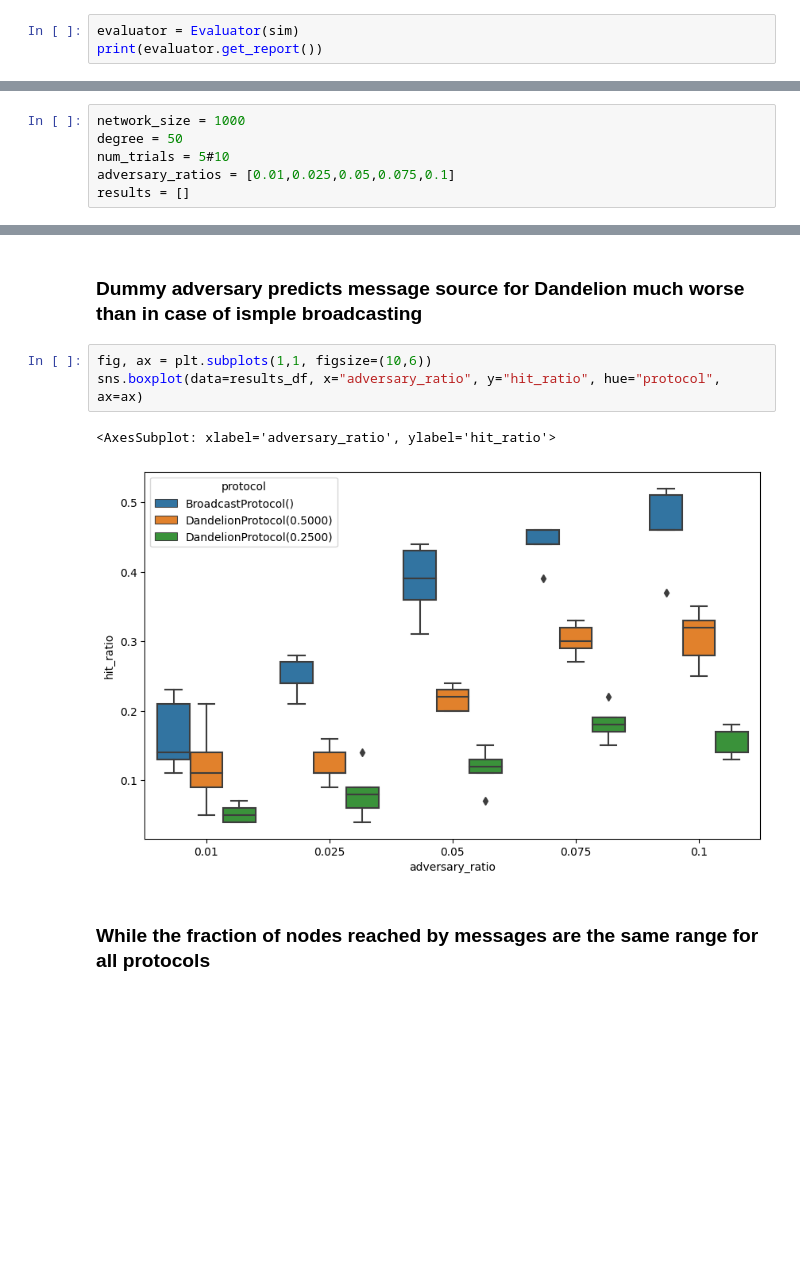
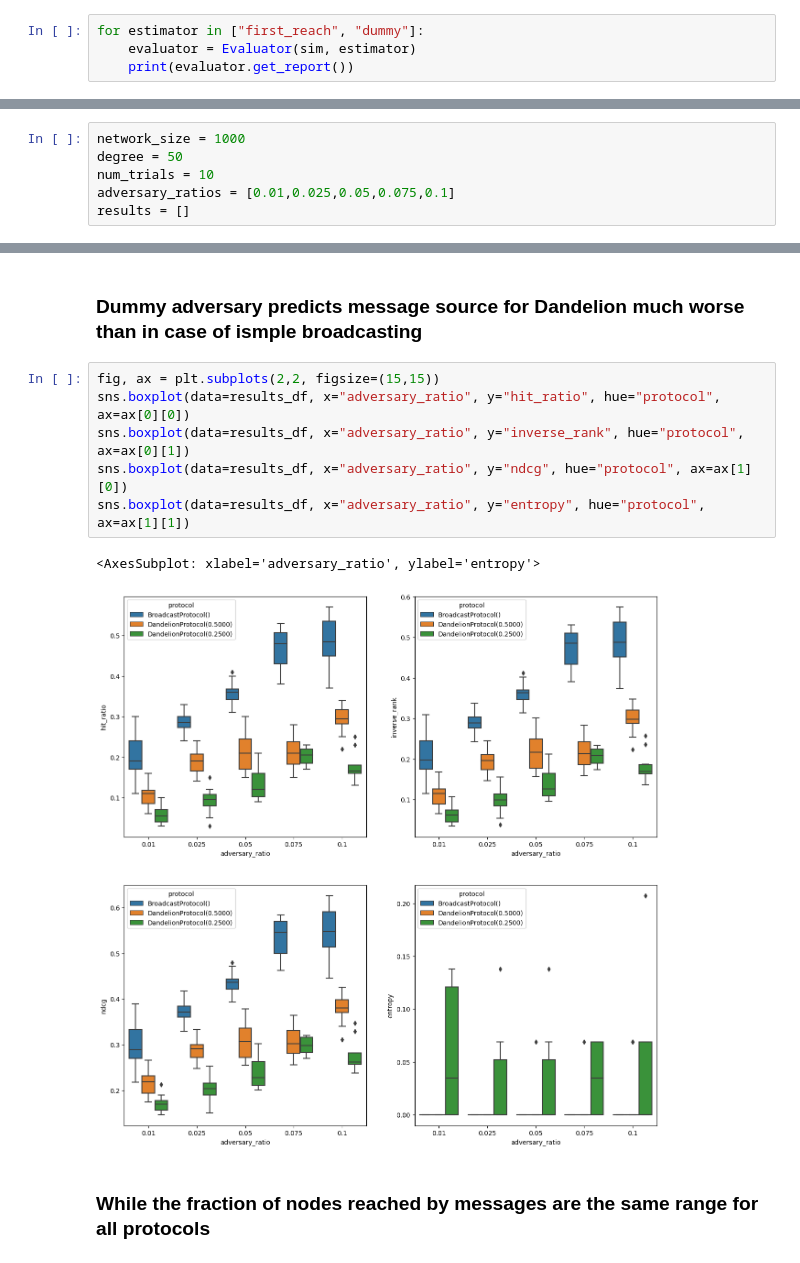
Before and after one commit to ferencberes/ethp2psim, a Jupyter notebook: Experimental.ipynb, the cells around one changed output, grey strips where cells are left out. Saved outputs shown, nothing was run; the diff lists cells and outputs as text; blank space fills up the shorter version.

Commit message:
implementing estimators for adversary

```diff
--- a/Experimental.ipynb
+++ b/Experimental.ipynb
@@ -24,6 +24,7 @@ adv = Adversary(net, 0.1)
 sim = Simulator(dp, adv, 10, verbose=False)
 sim.run(coverage_threshold=0.95)
 # %%
-evaluator = Evaluator(sim)
-print(evaluator.get_report())
+for estimator in ["first_reach", "dummy"]:
+    evaluator = Evaluator(sim, estimator)
+    print(evaluator.get_report())
 # %% [output]
@@ -42,7 +44,7 @@ def run_and_eval(net: Network, adv: Adversary, protocol: Protocol):
 # %%
 network_size = 1000
 degree = 50
-num_trials = 5#10
+num_trials = 10
 adversary_ratios = [0.01,0.025,0.05,0.075,0.1]
 results = []
 # %%
@@ -81,11 +83,14 @@ results_df.head()
 # %% [markdown]
 ### Dummy adversary predicts message source for Dandelion much worse than in case of ismple broadcasting
 # %%
-fig, ax = plt.subplots(1,1, figsize=(10,6))
-sns.boxplot(data=results_df, x="adversary_ratio", y="hit_ratio", hue="protocol", ax=ax)
+fig, ax = plt.subplots(2,2, figsize=(15,15))
+sns.boxplot(data=results_df, x="adversary_ratio", y="hit_ratio", hue="protocol", ax=ax[0][0])
+sns.boxplot(data=results_df, x="adversary_ratio", y="inverse_rank", hue="protocol", ax=ax[0][1])
+sns.boxplot(data=results_df, x="adversary_ratio", y="ndcg", hue="protocol", ax=ax[1][0])
+sns.boxplot(data=results_df, x="adversary_ratio", y="entropy", hue="protocol", ax=ax[1][1])
 # %% [output]
-<AxesSubplot: xlabel='adversary_ratio', ylabel='hit_ratio'>
+<AxesSubplot: xlabel='adversary_ratio', ylabel='entropy'>
-[figure, old version]
+[figure, new version]
 # %% [markdown]
 ### While the fraction of nodes reached by messages are the same range for all protocols
 # %%
```
Also changed, not shown: parts of 5 cells of this notebook, 4 other files.
